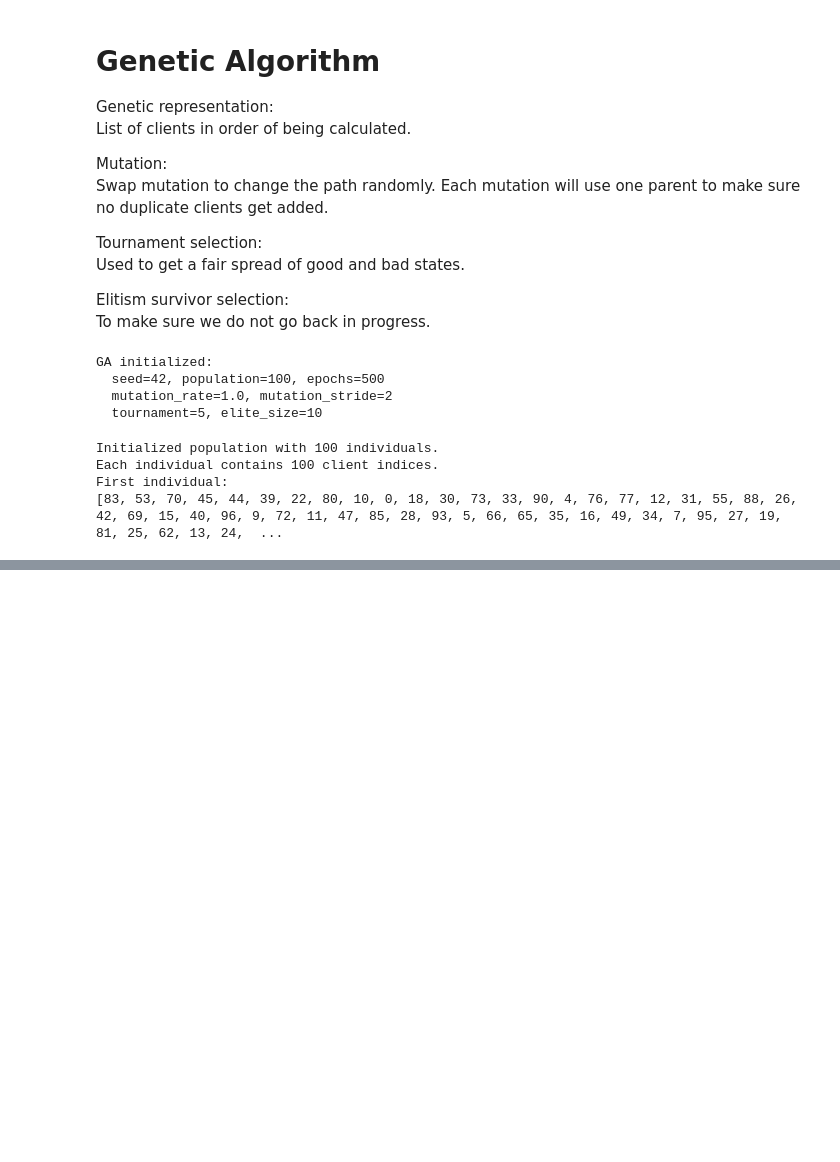
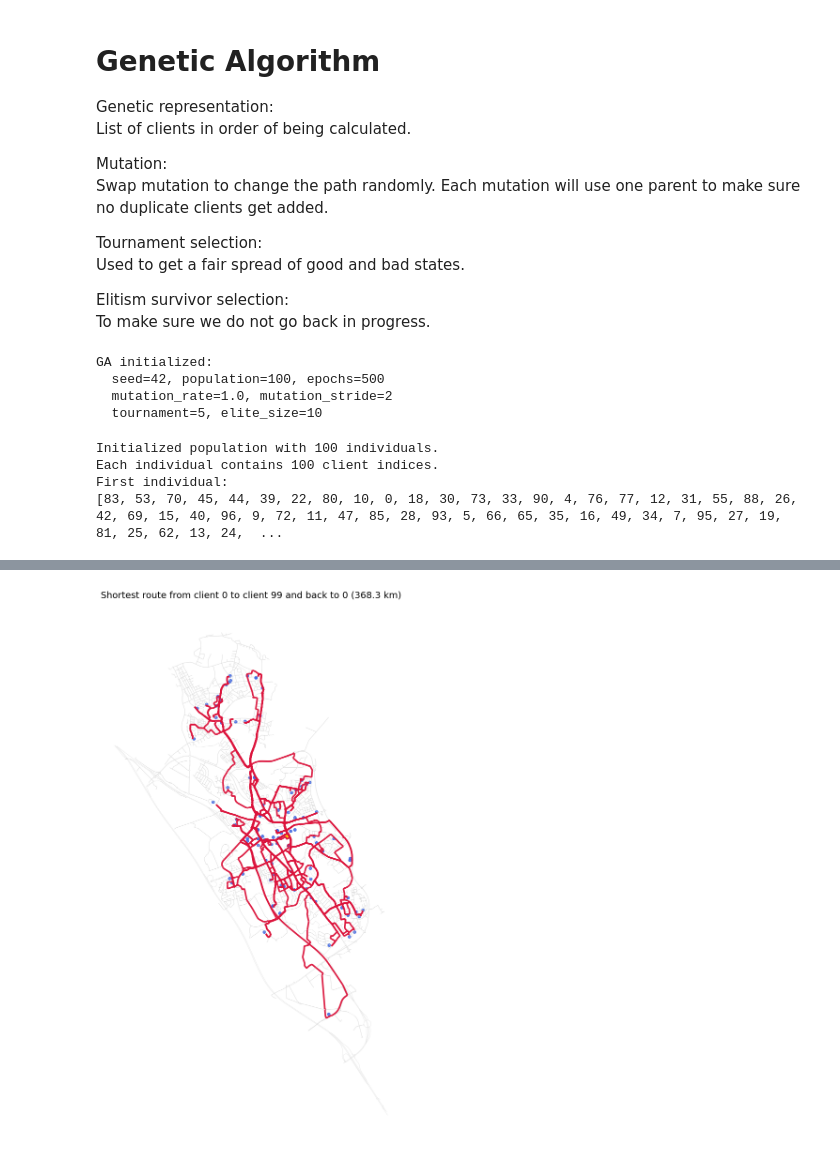
Before and after one commit to Research-Center-Data-Intelligence/Homecare-route-planner, a Jupyter notebook: routing_scripts/genetic_algorithm_routing.ipynb, the cells around one changed output, grey strips where cells are left out. Drawn from its saved outputs; the diff is of its cells as text; code cells hidden in the pictures; blank space fills up the shorter version.

```diff
--- a/routing_scripts/genetic_algorithm_routing.ipynb
+++ b/routing_scripts/genetic_algorithm_routing.ipynb
@@ -226,0 +249,93 @@ Edge id 2326:
+# %%
+# Go from client 1 through each other client back to 1
+import networkx as nx
+from itertools import pairwise
+from shapely.geometry import LineString
+
+# Build a road graph from the edge table that already has corrected geometry direction.
+road_graph = nx.MultiDiGraph()
+road_graph.graph["crs"] = "EPSG:4326"
+
+for _, edge_row in edges_gdf.iterrows():
+    geometry = edge_row["geometry"]
+    if geometry is None or geometry.is_empty:
+        continue
+
+    line_parts = list(geometry.geoms) if geometry.geom_type == "MultiLineString" else [geometry]
+    edge_attributes = edge_row.drop(labels=["geometry", "key"]).to_dict()
+
+    for line in line_parts:
+        coordinates = list(line.coords)
+        if len(coordinates) < 2:
+            continue
+
+        start_x, start_y = coordinates[0]
+        end_x, end_y = coordinates[-1]
+        road_graph.add_node(edge_row["u"], x=start_x, y=start_y)
+        road_graph.add_node(edge_row["v"], x=end_x, y=end_y)
+        road_graph.add_edge(edge_row["u"], edge_row["v"], key=edge_row["key"], geometry=line, **edge_attributes)
+
+# Route through client 0 -> 1 -> ... -> 99 -> 0.
+num_route_clients = min(100, len(clients_gdf))
+route_client_indices = list(range(num_route_clients)) + [0]
+route_client_points = clients_gdf.loc[route_client_indices, "geometry"]
+route_client_nodes = ox.nearest_nodes(
+    road_graph,
+    route_client_points.x.to_list(),
+    route_client_points.y.to_list(),
+)
+
+route_geometries = []
+route_total_length_m = 0.0
+
+for start_node, end_node in pairwise(route_client_nodes):
+    path_nodes = nx.shortest_path(road_graph, start_node, end_node, weight="length")
+    route_total_length_m += nx.path_weight(road_graph, path_nodes, weight="length")
+
+    for node_u, node_v in pairwise(path_nodes):
+        edge_bundle = road_graph.get_edge_data(node_u, node_v)
+        if not edge_bundle:
+            route_geometries.append(
+                LineString(
+                    [
+                        (road_graph.nodes[node_u]["x"], road_graph.nodes[node_u]["y"]),
+                        (road_graph.nodes[node_v]["x"], road_graph.nodes[node_v]["y"]),
+                    ]
+                )
+            )
+            continue
+
+        best_key = min(
+            edge_bundle,
+            key=lambda candidate_key: edge_bundle[candidate_key].get("length", float("inf")),
+        )
+        selected_edge = edge_bundle[best_key]
+        geometry = selected_edge.get("geometry")
+        if geometry is None:
+            geometry = LineString(
+                [
+                    (road_graph.nodes[node_u]["x"], road_graph.nodes[node_u]["y"]),
+                    (road_graph.nodes[node_v]["x"], road_graph.nodes[node_v]["y"]),
+                ]
+            )
+        route_geometries.append(geometry)
+
+route_gdf = gpd.GeoDataFrame(geometry=route_geometries, crs="EPSG:4326").to_crs(epsg=3857)
+edges_plot = edges_gdf.to_crs(epsg=3857)
+clients_plot = clients_gdf.to_crs(epsg=3857)
+
+fig, ax = plt.subplots(figsize=(12, 12))
+edges_plot.plot(ax=ax, color="lightgray", linewidth=0.5, alpha=0.6)
+route_gdf.plot(ax=ax, color="crimson", linewidth=2.5, alpha=0.95)
+clients_plot.plot(ax=ax, color="royalblue", markersize=18, alpha=0.85)
+clients_plot.iloc[[0]].plot(ax=ax, color="gold", markersize=50, alpha=1.0)
+
+ax.set_title(
+    f"Shortest route from client 0 to client 99 and back to 0 ({route_total_length_m / 1000:.1f} km)",
+    fontsize=14,
+)
+ax.set_axis_off()
+plt.tight_layout()
+plt.show()
+# %% [output]
+[figure, added]
```
Also changed, not shown: parts of 1 cell of this notebook, 1 other file.
